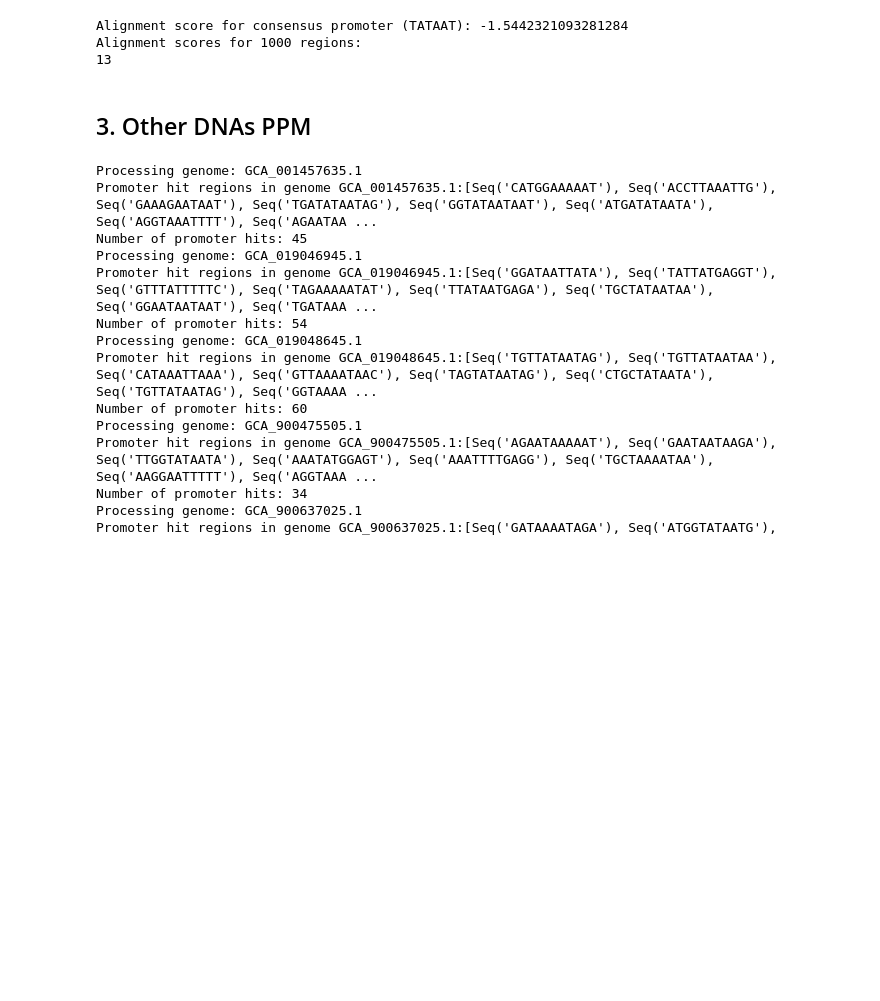
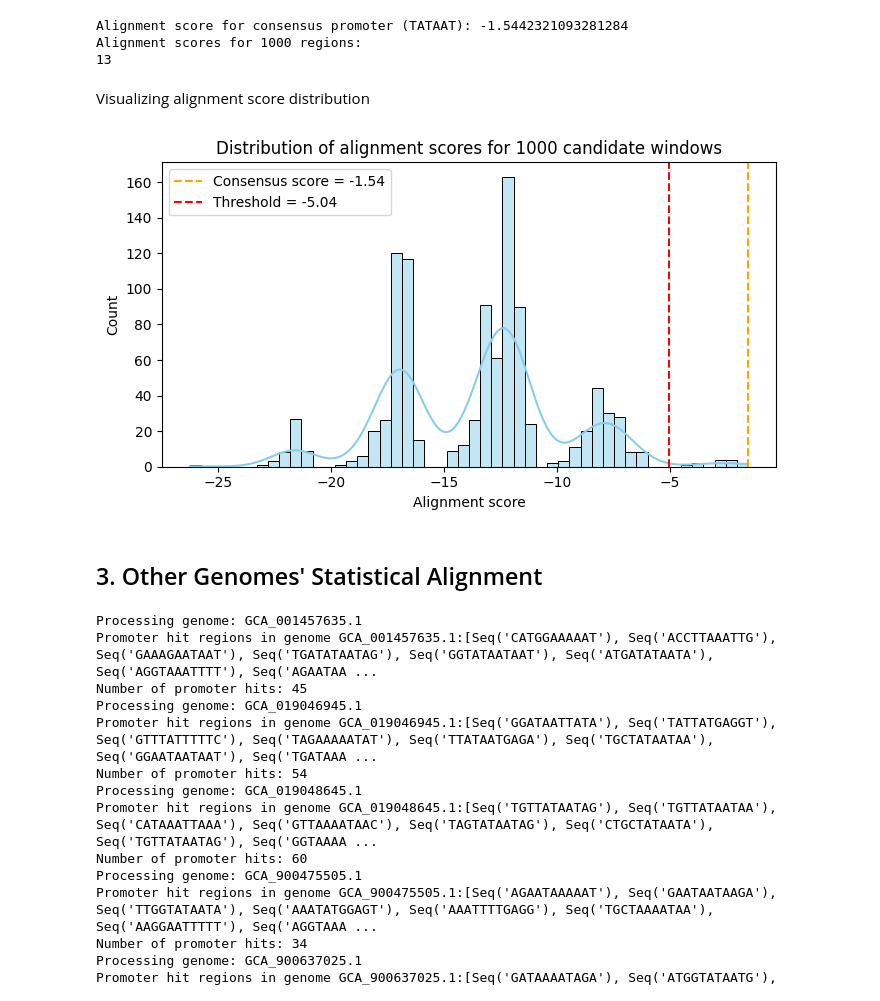
Before and after one commit to nadunnr/gene-promoter-analysis, a Jupyter notebook: promoter_analysis.ipynb, the cells around one changed output. Cells and saved outputs as stored; diff of their text form; code cells hidden in the pictures; blank space fills up the shorter version.

Commit message:
[update] add visualizations

```diff
--- a/promoter_analysis.ipynb
+++ b/promoter_analysis.ipynb
@@ -288,14 +291,16 @@ Statistical alignment for residual 1000 regions.
 consensus_promoter = str(m.consensus)
 consensus_score = alignment_score(ppm, consensus_promoter)
 print(f"Alignment score for consensus promoter ({consensus_promoter}): {consensus_score}")
-threshold_score = 3.0
+threshold_score = 3.5
 
 regions_1000 = regions_non_ppm
 
 promoter_hits = []
+alignment_scores = []
 
 for region in regions_1000:
     score = alignment_score(ppm, region)
+    alignment_scores.append(score)
     if score - consensus_score >= -threshold_score:
         promoter_hits.append(region)
 
@@ -305,8 +310,26 @@ print(len(sorted(promoter_hits, reverse=True)))
 Alignment score for consensus promoter (TATAAT): -1.5442321093281284
 Alignment scores for 1000 regions:
 13
+# %% [markdown]
+Visualizing alignment score distribution
+# %%
+scores_arr = np.array(alignment_scores)
+
+plt.figure(figsize=(7,4))
+sns.histplot(scores_arr, bins=50, kde=True, color='skyblue')
+plt.axvline(x=consensus_score, color='orange', linestyle='--', label=f'Consensus score = {consensus_score:.2f}')
+thr_line = consensus_score - threshold_score
+plt.axvline(x=thr_line, color='red', linestyle='--', label=f'Threshold = {thr_line:.2f}')
+plt.title('Distribution of alignment scores for 1000 candidate windows')
+plt.xlabel('Alignment score')
+plt.ylabel('Count')
+plt.legend()
+plt.tight_layout()
+plt.show()
+# %% [output]
+[figure, added]
 # %% [markdown]
-## 3. Other DNAs PPM
+## 3. Other Genomes' Statistical Alignment
 # %%
 # load genome files from data path
 genomes = [f for f in os.listdir(data_path) if os.path.isdir(os.path.join(data_path, f))]
```
Also changed, not shown: parts of 2 cells of this notebook.
